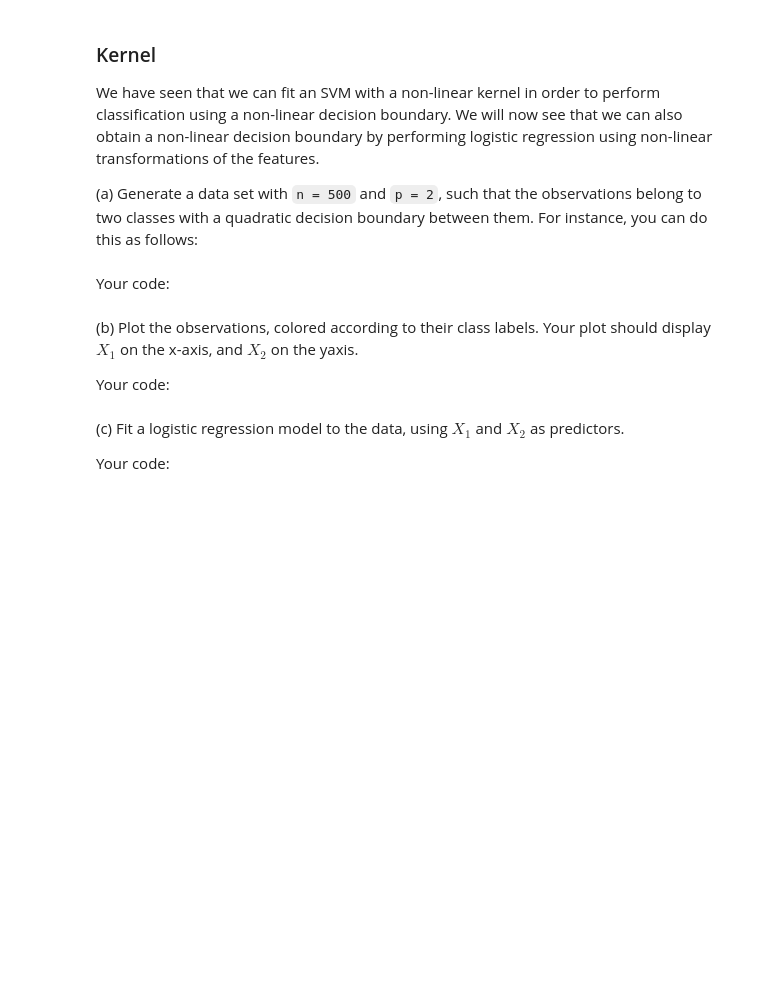
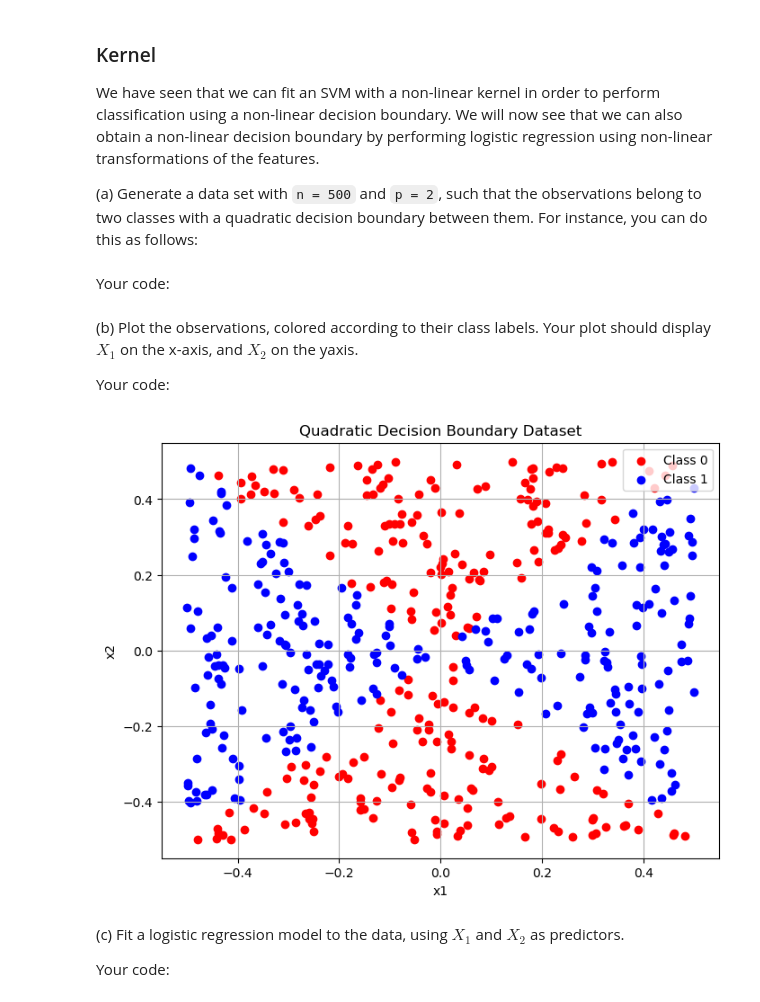
Before and after one commit to BU-MSSP-Classroom/MA679_Spring2024_08_svm-yuyangsun28k, a Jupyter notebook: 08_SVM_Python.ipynb, the cells around one changed output. Drawn from its saved outputs; the diff is of its cells as text; code cells hidden in the pictures; blank space fills up the shorter version.

```diff
--- a/08_SVM_Python.ipynb
+++ b/08_SVM_Python.ipynb
@@ -331,8 +332,17 @@ Your code:
 
 Your code:
 # %%
-#
-#
+plt.figure(figsize=(8, 6))
+plt.scatter(x1[y == 0], x2[y == 0], color='red', label='Class 0')
+plt.scatter(x1[y == 1], x2[y == 1], color='blue', label='Class 1')
+plt.xlabel('x1')
+plt.ylabel('x2')
+plt.title('Quadratic Decision Boundary Dataset')
+plt.legend()
+plt.grid(True)
+plt.show()
+# %% [output]
+[figure, added]
 # %% [markdown]
 (c) Fit a logistic regression model to the data, using $X_1$ and $X_2$ as predictors.
 
```
Also changed, not shown: parts of 33 cells of this notebook.
